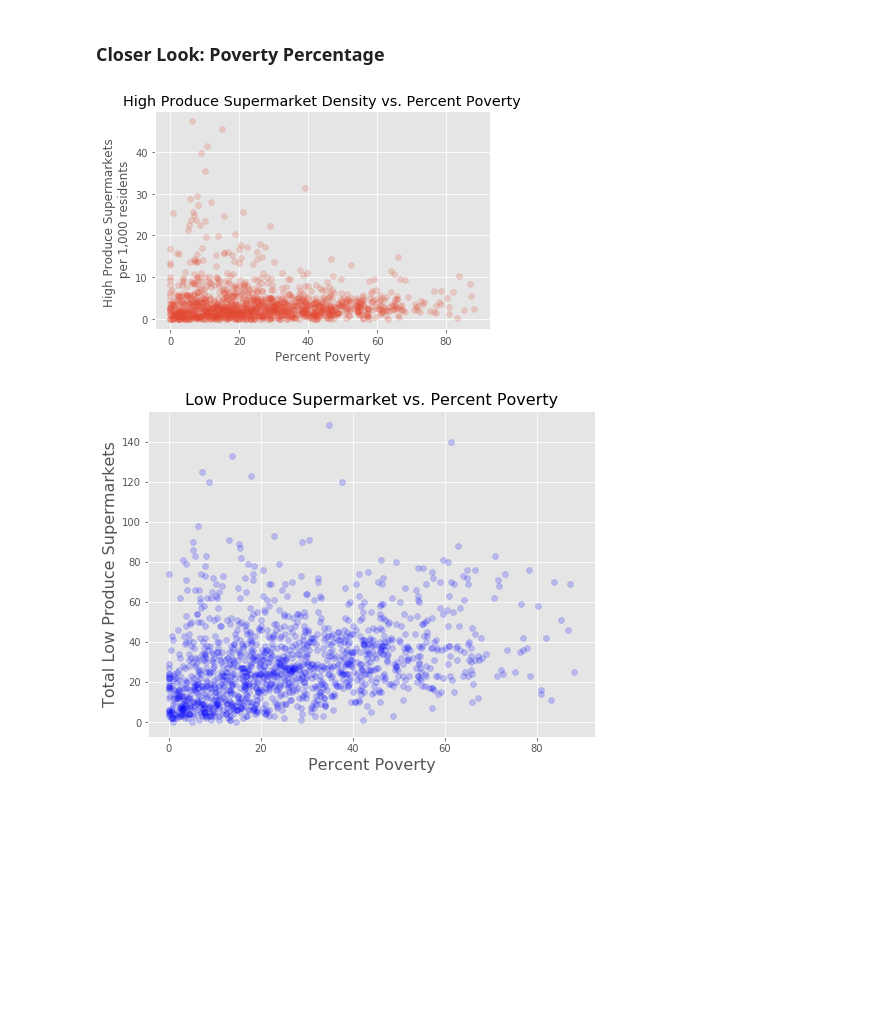
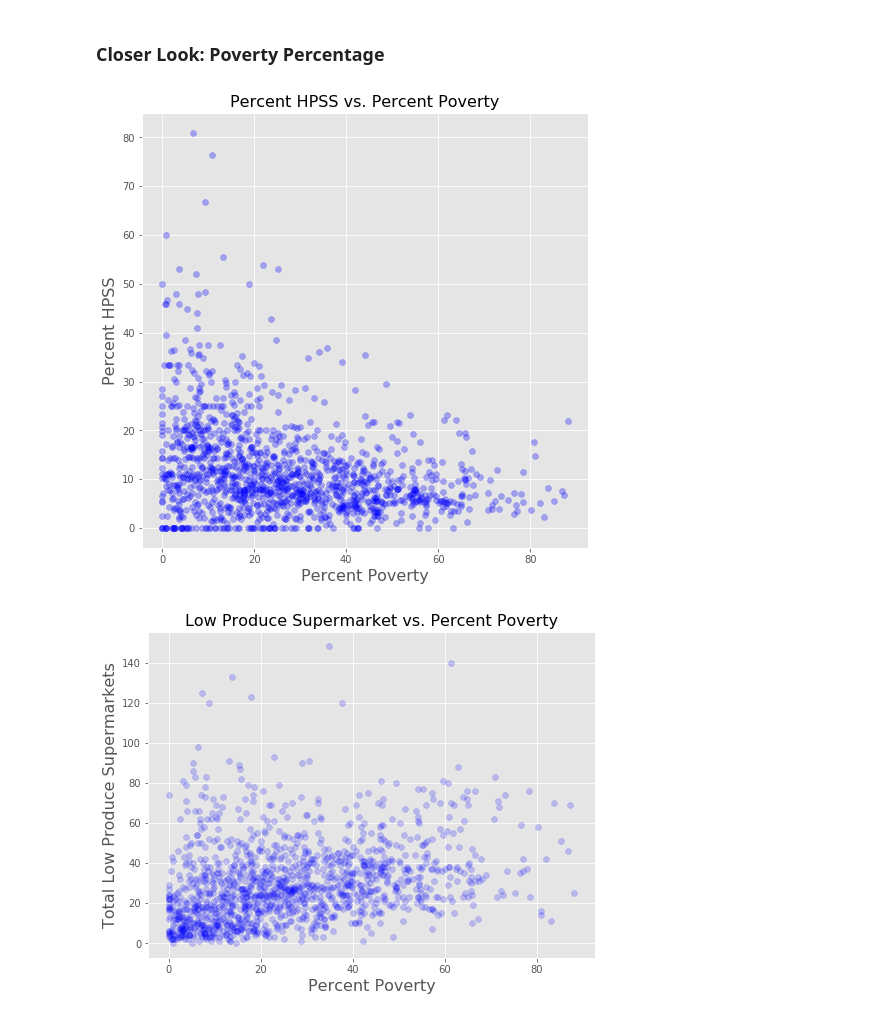
Before and after one commit to jamiewessels/Philly_Food_Access, a Jupyter notebook: notebooks/Exploratory_Data_Analysis.ipynb, the cells around one changed output. Saved outputs shown, nothing was run; the diff lists cells and outputs as text; code cells hidden in the pictures; blank space fills up the shorter version.

```diff
--- a/notebooks/Exploratory_Data_Analysis.ipynb
+++ b/notebooks/Exploratory_Data_Analysis.ipynb
@@ -470,13 +460,14 @@ plt.show();
 # %% [markdown]
 ### Closer Look: Poverty Percentage
 # %%
-fig, ax = plt.subplots()
-ax.scatter(df['pct_poverty'], df['hpss_per_1000'], alpha = 0.2)
-ax.set_xlabel('Percent Poverty')
-ax.set_ylabel('High Produce Supermarkets \n per 1,000 residents')
-ax.set_title('High Produce Supermarket Density vs. Percent Poverty');
+fig, ax = plt.subplots(figsize = (8,8))
+ax.scatter(df['pct_poverty'], df['pct_hpss'], alpha = 0.3, color = 'blue')
+ax.set_xlabel('Percent Poverty', fontsize = 16)
+ax.set_ylabel('Percent HPSS', fontsize = 16)
+ax.set_title('Percent HPSS vs. Percent Poverty', fontsize = 16)
+fig.savefig('../images/scatter_pct_hpss_by_pov.jpeg');
 # %% [output]
-[figure, old version]
+[figure, new version]
 # %%
 fig, ax = plt.subplots(figsize = (8,6))
 ax.scatter(df['pct_poverty'], df['tot_lpss'], alpha = 0.2, color = 'blue')
```
Also changed, not shown: parts of 2 cells of this notebook, 1 other file.
